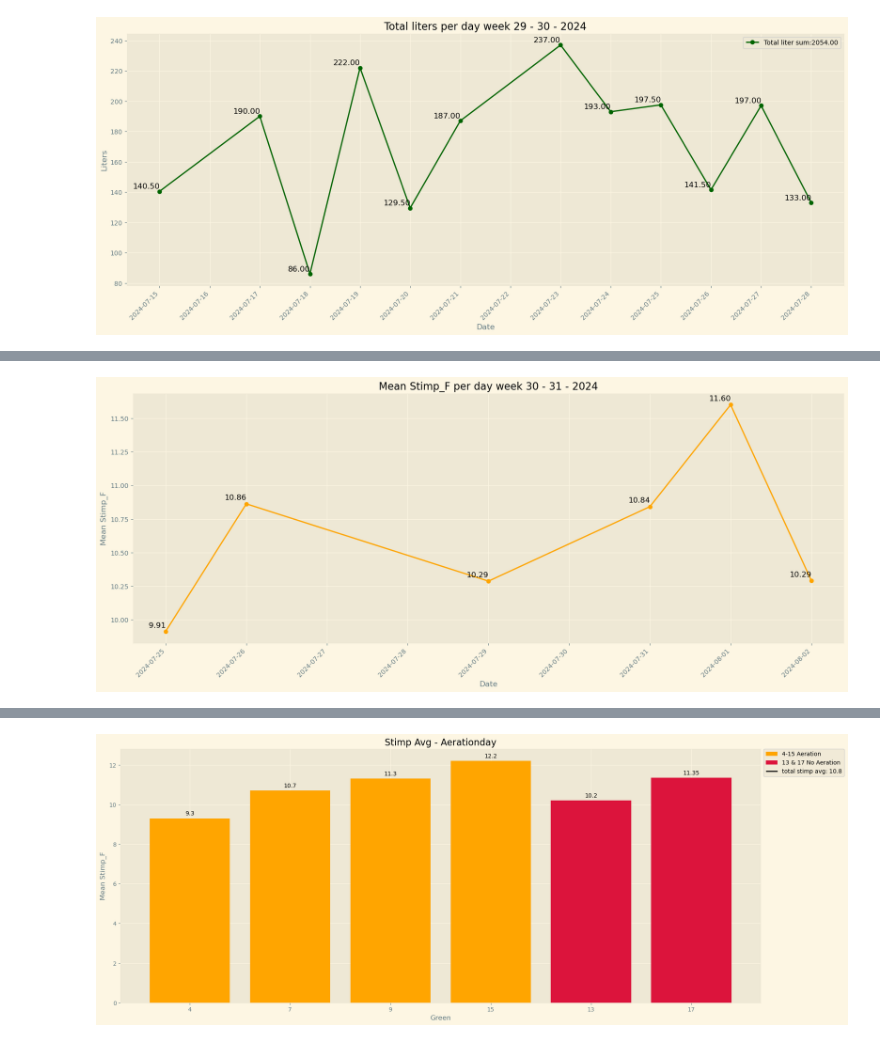
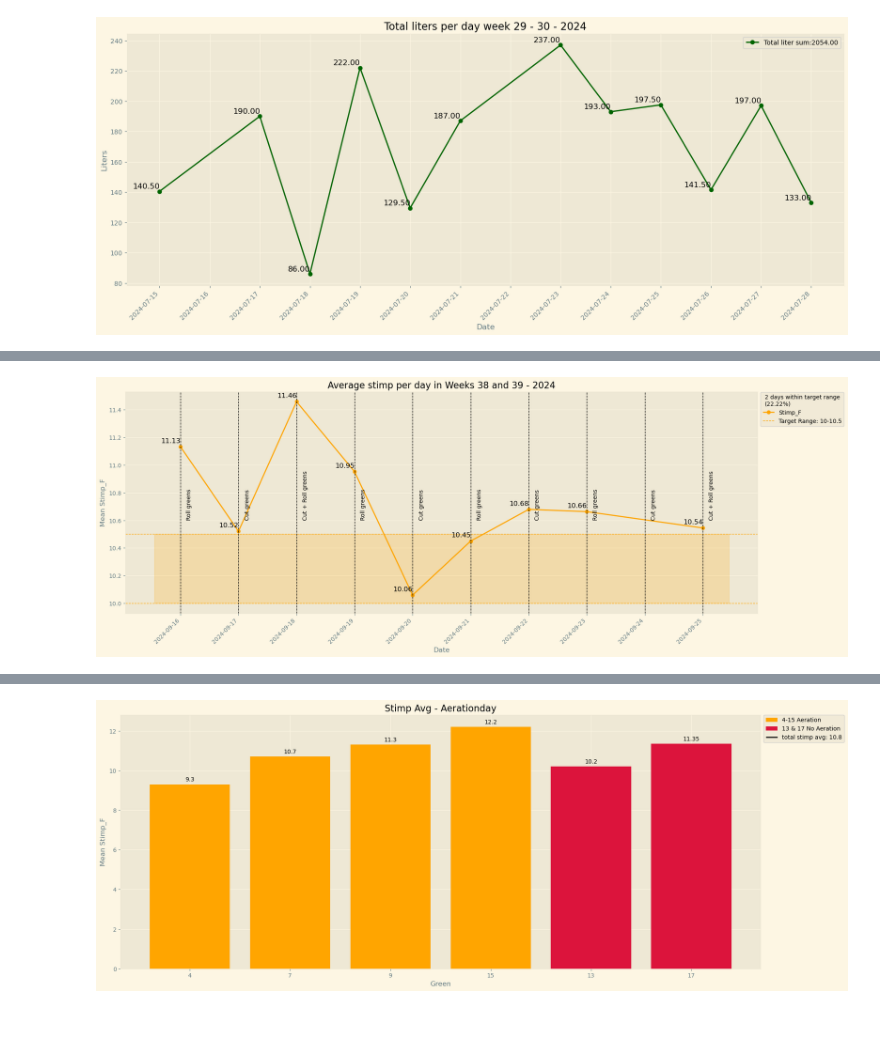
Before and after one commit to ABM-Analytics/Uge-rapport, a Jupyter notebook: ugerapport.ipynb, the cells around one changed output, grey strips where cells are left out. Saved outputs shown, nothing was run; the diff lists cells and outputs as text; code cells hidden in the pictures.

```diff
--- a/ugerapport.ipynb
+++ b/ugerapport.ipynb
@@ -62,13 +67,11 @@ dfklip.head()
 # %%
 ###Datacleaning - Drop values + cols
 
-dfklip = dfklip.dropna(subset=['Dato'])
 
-dfklip = dfklip.loc[:, ~dfklip.columns.str.startswith('Unnamed')]
 
 dfstimp = dfstimp[dfstimp.columns[:dfstimp.columns.get_loc('Stimp F') + 1]]
 dfstimp = dfstimp.dropna(subset=['Dato'])
 
-print(dfklip.head())
+
 print(dfstimp.head())
 # %% [output]
@@ -120,14 +110,18 @@ from datetime import datetime, timedelta
 dfklip['Dato'] = pd.to_datetime(dfklip['Dato'], format='%d/%m/%Y', dayfirst=True)
 dfstimp['Dato'] = pd.to_datetime(dfstimp['Dato'], format='%d/%m/%Y', dayfirst=True)
 dfpogo['Dato'] = pd.to_datetime(dfpogo['Dato'], format='%Y-%m-%d')
+dfevents['Dato'] = pd.to_datetime(dfevents['Dato'], format='%d/%m/%Y')
 
 dfklip['Week'] = dfklip['Dato'].dt.isocalendar().week
 dfstimp['Week'] = dfstimp['Dato'].dt.isocalendar().week
 dfpogo['Week'] = dfpogo['Dato'].dt.isocalendar().week
+dfevents['Week'] = dfevents['Dato'].dt.isocalendar().week
 
 dfklip['Year'] = dfklip['Dato'].dt.year
 dfstimp['Year'] = dfstimp['Dato'].dt.year
 dfpogo['Year']  = dfpogo['Dato'].dt.year
+dfevents['Year']= dfevents['Dato'].dt.year
+
 
 print("Cleaned dfklip:")
 print(dfklip.head())
@@ -135,6 +129,8 @@ print("\nCleaned dfstimp:")
 print(dfstimp.head())
 print("\nCleaned dfpogo:")
 print(dfpogo.head())
+print("\nCleaned Events:")
+print(dfevents.describe())
 # %% [output]
 Cleaned dfklip:
         Dato Retning  Hul Liter Maskine Højde Bemærkning Person Cleanup Brush  \
@@ -429,5 +415,5 @@ Average ml/m2 per Green:
 # %%
-weeks = [30, 31]
+weeks = [37, 38]
 line_uge = dfklip[(dfklip['Week'].isin(weeks)) & (dfklip['Year'] == 2024)]
 
 line_uge['Hul'] = line_uge['Hul'].astype(str)
@@ -437,13 +423,13 @@ line_uge['Liter'] = line_uge['Liter'].astype(str).str.replace(',', '.').astype(f
 line_liter = line_uge.groupby('Dato')['Liter'].sum()
 
 # Calculate total liters for each week separately
-total_week_30_liters = line_uge[line_uge['Week'] == 30]['Liter'].sum()
-total_week_31_liters = line_uge[line_uge['Week'] == 31]['Liter'].sum()
+total_week_30_liters = line_uge[line_uge['Week'] == 37]['Liter'].sum()
+total_week_31_liters = line_uge[line_uge['Week'] == 38]['Liter'].sum()
 
 # Plot the line graph
 plt.figure(figsize=(20, 8))
 line_liter.plot(kind='line', marker='o', color='darkgreen')
-plt.title('Total liters per day week 30 - 31 - 2024')
+plt.title('Total liters per day week 37 - 38 - 2024')
 plt.xlabel('Date')
 plt.ylabel('Liters')
 plt.xticks(rotation=45)
@@ -459,7 +445,7 @@ for x, y in zip(line_liter.index, line_liter.values):
     plt.text(x, y + 0.9, f'{y:.2f}', ha='right', va='bottom', fontsize=12)
 
 # Update the legend to show totals for week 29 and week 30
-plt.legend([f'week 30: {total_week_30_liters:.2f}\nweek 31: {total_week_31_liters:.2f}'], loc='upper right',title='Total liters per week',bbox_to_anchor=(1.13, 1.01))
+plt.legend([f'week 37: {total_week_30_liters:.2f}\nweek 38: {total_week_31_liters:.2f}'], loc='upper right',title='Total liters per week',bbox_to_anchor=(1.13, 1.01))
 
 plt.show()
 # %% [output]
@@ -524,33 +563,75 @@ Stimp_avg_30 10.619444444444445
 # %%
-weeks = [30, 31]
-filtered_df = dfstimp[(dfstimp['Week'].isin(weeks)) & (dfstimp['Year'] == 2024)]
+filtered_stimp_df = dfstimp[(dfstimp['Week'].isin([38, 39])) & (dfstimp['Year'] == 2024)]
 
-# Group the data by 'Dato' and calculate the mean of 'Stimp F'
-mean_stimp_f = filtered_df.groupby('Dato')['Stimp_F'].mean()
+# Group by 'Dato' and calculate the mean of 'Stimp_F' for the correct weeks
+mean_stimp_f = filtered_stimp_df.groupby('Dato')['Stimp_F'].mean()
 
+# Filter the green events to include only weeks 37 and 38 in 2024
+filtered_green_events = dfevents[
+    (dfevents['Dato'].dt.isocalendar().week.isin([38, 39])) &
+    (dfevents['Dato'].dt.year == 2024) &
+    dfevents['Event'].isin(['Roll greens', 'Cut greens'])
+].drop_duplicates()
 
+# Recreate the combined event description for dates where both events occurred
+combined_event_description = {}
+for date, group in filtered_green_events.groupby('Dato'):
+    events = group['Event'].unique()
+    if len(events) > 1:
+        combined_event_description[date] = 'Cut + Roll greens'
+    else:
+        combined_event_description[date] = events[0]
 
-# Plot the line graph for mean stimp f per day
+# Define the target range
+target_min = 10
+target_max = 10.5
+
+# Recalculate the count and percentage within the target range
+in_target_range = mean_stimp_f[(mean_stimp_f >= target_min) & (mean_stimp_f <= target_max)].count()
+total_days = mean_stimp_f.count()
+percentage_in_target_range = (in_target_range / total_days) * 100
+
+# Plot the line graph for mean stimp f per day for the correct weeks
 plt.figure(figsize=(20, 8))
 mean_stimp_f.plot(kind='line', marker='o', color='orange')
-plt.title('Mean Stimp_F per day week 30 - 31 - 2024')
+plt.title('Average stimp per day in Weeks 38 and 39 - 2024')
 plt.xlabel('Date')
 plt.ylabel('Mean Stimp_F')
 plt.xticks(rotation=45)
 plt.grid(True)
 
 # Format the x-axis to display full dates
 ax = plt.gca()
 ax.xaxis.set_major_formatter(mdates.DateFormatter('%Y-%m-%d'))
 ax.xaxis.set_major_locator(mdates.DayLocator())
 
+# Add horizontal lines for the target range
+plt.axhline(y=target_min, color='orange', linestyle='--', linewidth=1, label=f'Target Range: {target_min}-{target_max}')
+plt.axhline(y=target_max, color='orange', linestyle='--', linewidth=1)
+
+# Shade the area between the target range
+plt.fill_between(ax.get_xlim(), target_min, target_max, color='orange', alpha=0.2)
+
+# Add vertical lines for the dates where events occurred and annotate the events
+for date, description in combined_event_description.items():
+    plt.axvline(x=date, color='black', linestyle='--', linewidth=1)
+    # Add a small offset to move the text further from the line
+    plt.text(date + pd.Timedelta(days=0.101), target_max + 0.1, description, rotation=90, verticalalignment='bottom')
+
+
 # Annotate each data point with its value
 for x, y in zip(mean_stimp_f.index, mean_stimp_f.values):
     plt.text(x, y + 0.02, f'{y:.2f}', ha='right', va='bottom', fontsize=12)
 
+# Add the count and percentage to the legend
+legend_text = (f'{in_target_range} days within target range\n'
+               f'({percentage_in_target_range:.2f}%)')
+ax.legend(title=legend_text, loc='upper left', bbox_to_anchor=(1, 1.01))
+
+# Show the plot
 plt.show()
 # %% [output]
-[figure, old version]
+[figure, new version]
 # %%
 
 # Filter data for weeks 29 and 30 in 2024
```
Also changed, not shown: parts of 15 cells of this notebook.
